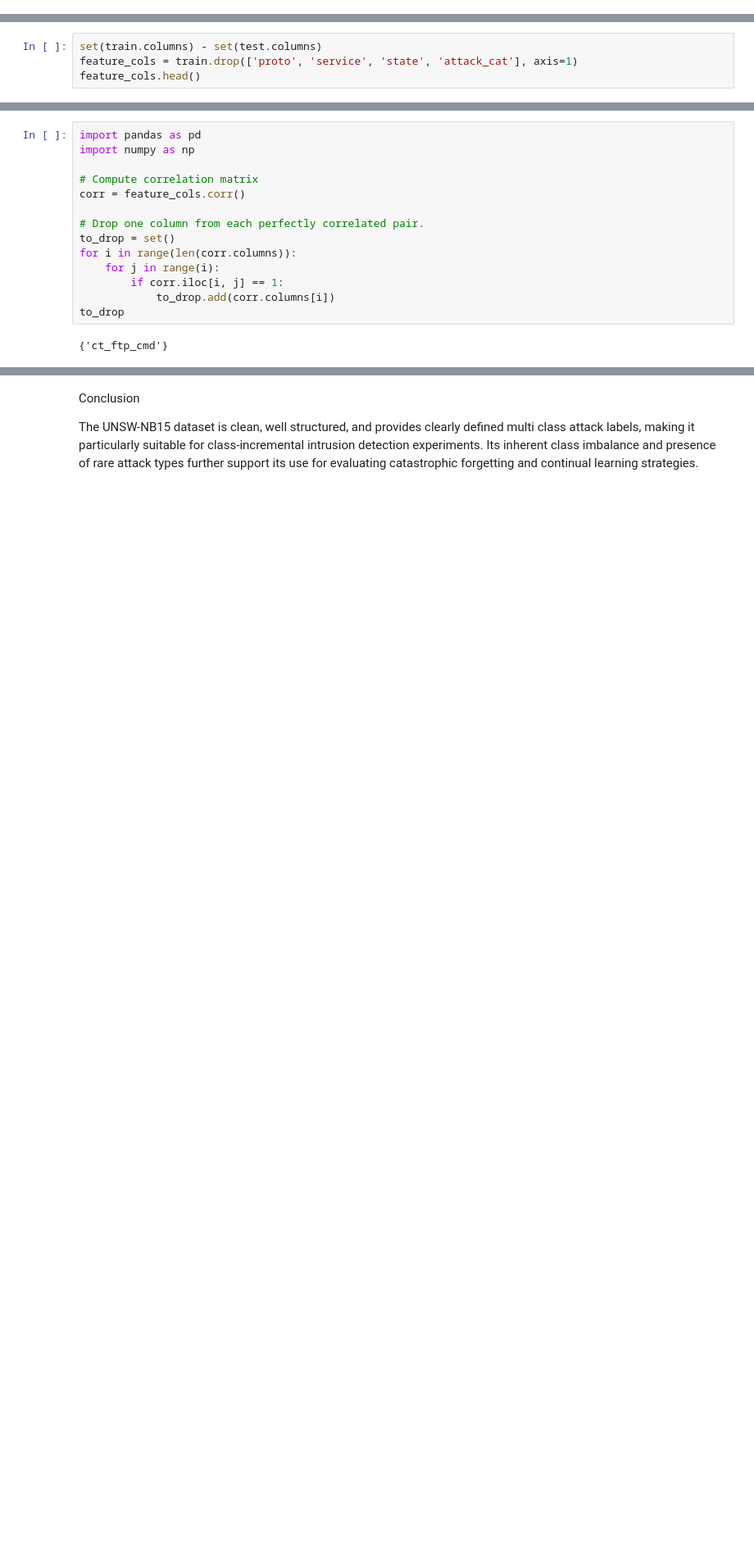
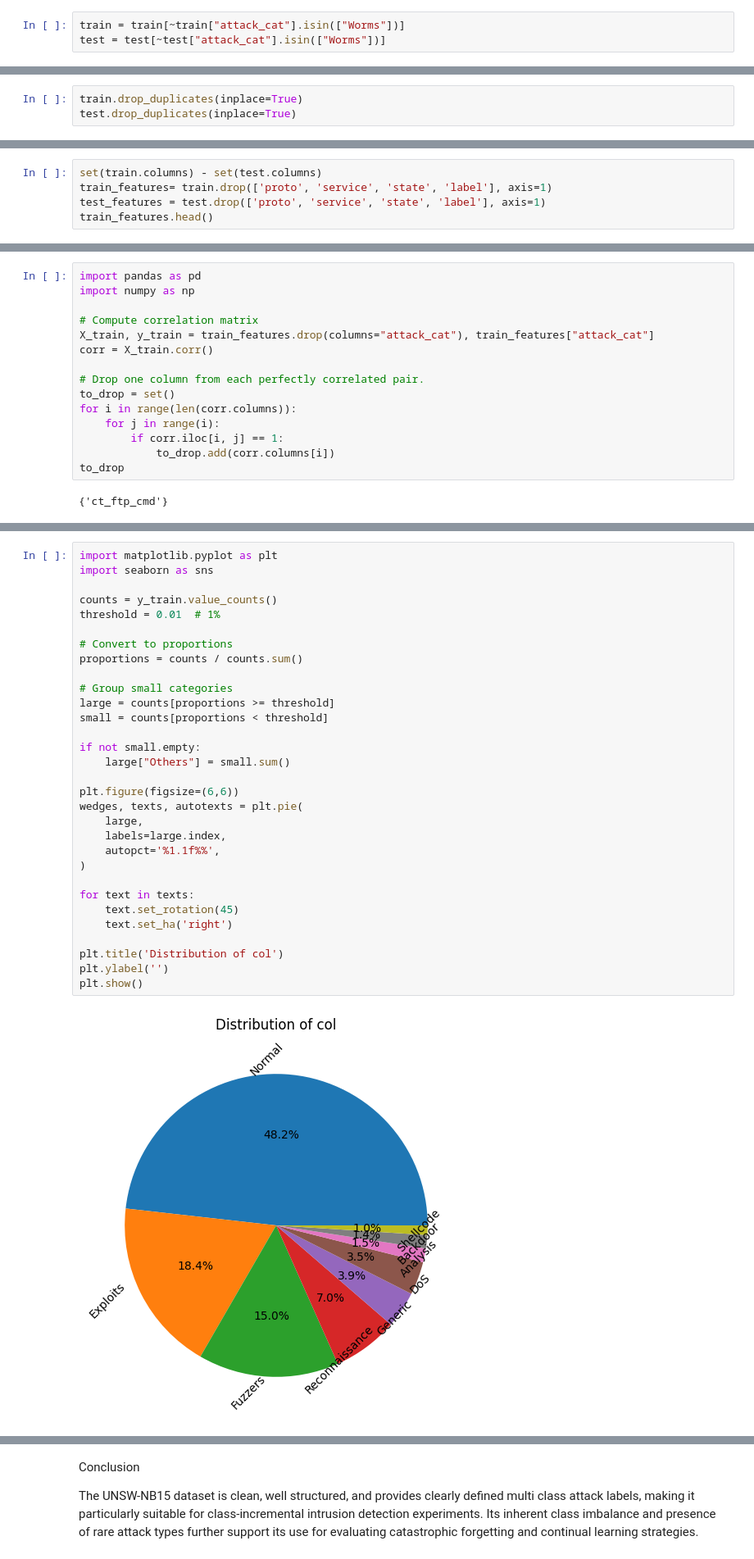
Before and after one commit to esthy13/cil-intrusion-detection, a Jupyter notebook: notebooks/cyberproject-data exploration 2015 DATASET.ipynb, the cells around one changed output, grey strips where cells are left out. Shown at 82% size. Saved outputs shown, nothing was run; the diff lists cells and outputs as text; blank space fills up the shorter version.

```diff
--- a/notebooks/cyberproject-data exploration 2015 DATASET.ipynb
+++ b/notebooks/cyberproject-data exploration 2015 DATASET.ipynb
@@ -123,0 +131,3 @@ np.int64(67601)
+# %%
+train = train[~train["attack_cat"].isin(["Worms"])]
+test = test[~test["attack_cat"].isin(["Worms"])]
@@ -124,2 +140,5 @@ np.int64(67601)
+# %%
+train.drop_duplicates(inplace=True)
+test.drop_duplicates(inplace=True)
 # %%
 set(train.columns) - set(test.columns)
@@ -234,7 +251,8 @@ Name: count, Length: 133, dtype: int64
 # %%
 set(train.columns) - set(test.columns)
-feature_cols = train.drop(['proto', 'service', 'state', 'attack_cat'], axis=1)
-feature_cols.head()
+train_features= train.drop(['proto', 'service', 'state', 'label'], axis=1)
+test_features = test.drop(['proto', 'service', 'state', 'label'], axis=1)
+train_features.head()
 # %% [output]
 |  | dur | spkts | dpkts | sbytes | dbytes | rate | sttl | dttl | sload | dload | ... | ... |
 | 0 | 0.121478 | 6 | 4 | 258 | 172 | 74.087490 | 252 | 254 | 14158.942380 | 8495.365234 | ... | ... |
@@ -248,7 +266,8 @@ import pandas as pd
 import numpy as np
 
 # Compute correlation matrix
-corr = feature_cols.corr()
+X_train, y_train = train_features.drop(columns="attack_cat"), train_features["attack_cat"]
+corr = X_train.corr()
 
 # Drop one column from each perfectly correlated pair.
 to_drop = set()
@@ -261,0 +288,33 @@ to_drop
+# %%
+import matplotlib.pyplot as plt
+import seaborn as sns
+
+counts = y_train.value_counts()
+threshold = 0.01  # 1%
+
+# Convert to proportions
+proportions = counts / counts.sum()
+
+# Group small categories
+large = counts[proportions >= threshold]
+small = counts[proportions < threshold]
+
+if not small.empty:
+    large["Others"] = small.sum()
+
+plt.figure(figsize=(6,6))
+wedges, texts, autotexts = plt.pie(
+    large,
+    labels=large.index,
+    autopct='%1.1f%%',
+)
+
+for text in texts:
+    text.set_rotation(45)
+    text.set_ha('right')
+
+plt.title('Distribution of col')
+plt.ylabel('')
+plt.show()
+# %% [output]
+[figure, added]
```
Also changed, not shown: parts of 20 cells of this notebook.
